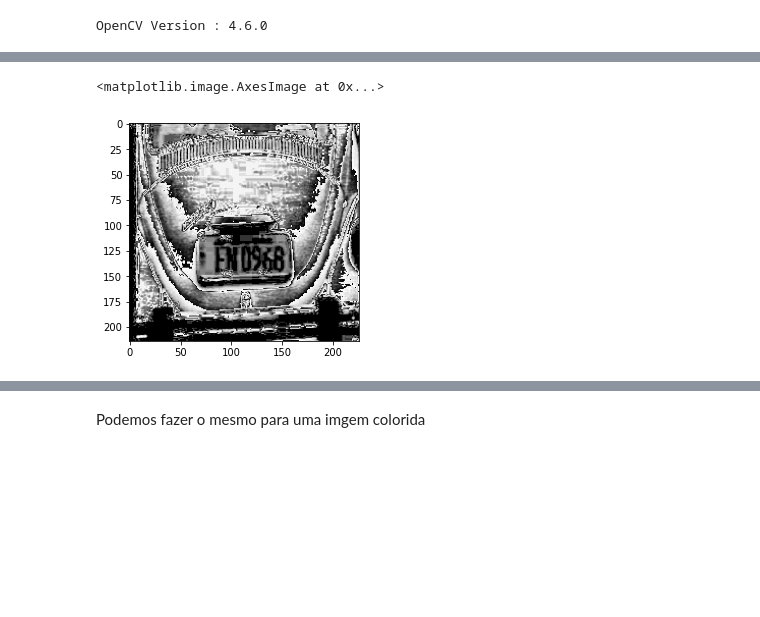
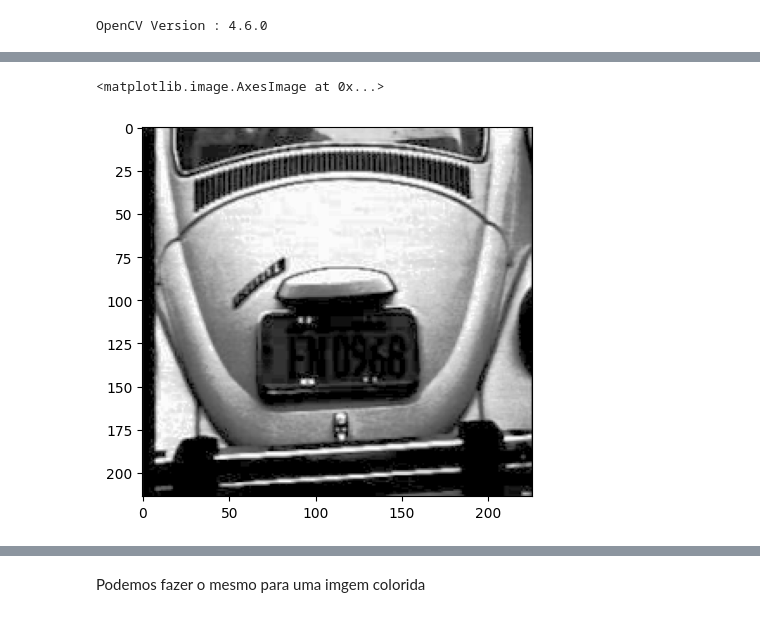
Before and after one commit to arnaldojr/cognitivecomputing, a Jupyter notebook: material/aulas/PDI/lab03/atividade3.ipynb, the cells around one changed output, grey strips where cells are left out. Cells and saved outputs as stored; diff of their text form; code cells hidden in the pictures; blank space fills up the shorter version.

```diff
--- a/material/aulas/PDI/lab03/atividade3.ipynb
+++ b/material/aulas/PDI/lab03/atividade3.ipynb
@@ -54,9 +36,9 @@ plt.hist(img.ravel(),256,[0,256]); plt.show()
 # %%
 # normalização de histograma
 
 img_eq = cv2.equalizeHist(img)
-plt.imshow(3*img_eq, cmap="Greys_r", vmin=0, vmax=255)
+plt.imshow(img_eq, cmap="Greys_r", vmin=0, vmax=255)
 # %% [output]
 <matplotlib.image.AxesImage at 0x...>
-[figure, old version]
+[figure, new version]
 # %%
```
Also changed, not shown: parts of 23 cells of this notebook.
